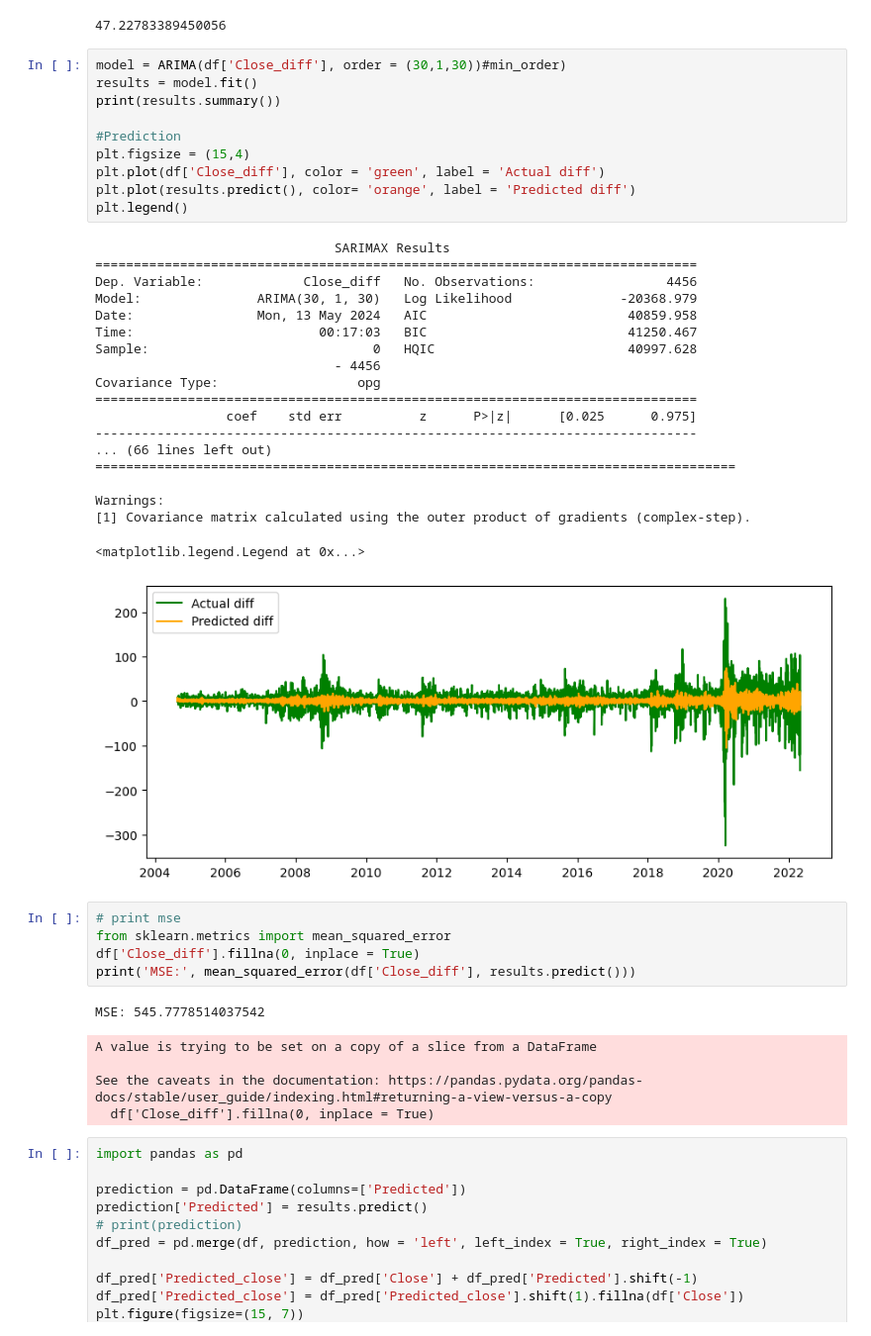
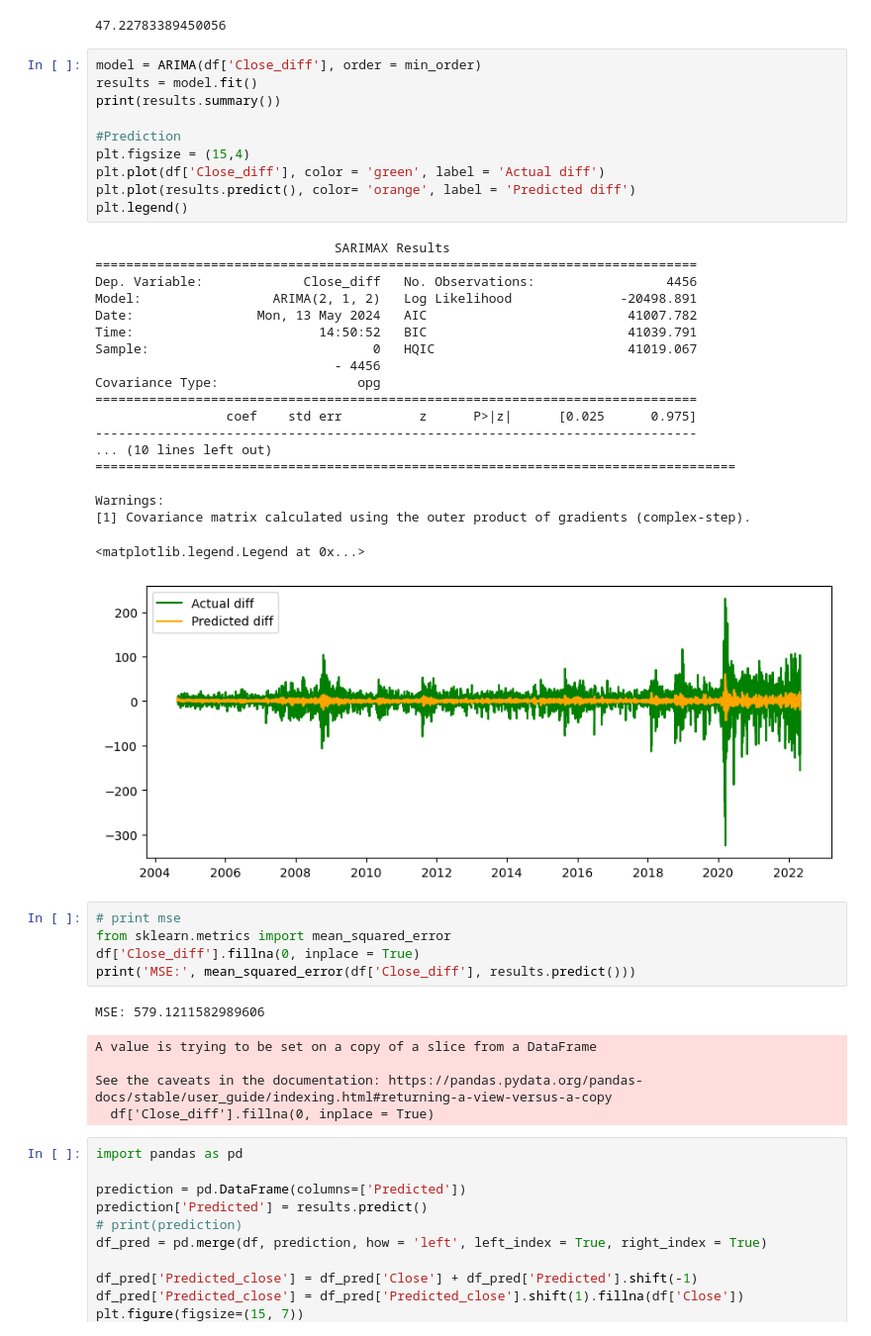
Before and after one commit to gri11/stonk, a Jupyter notebook: playground/arima.ipynb, the cells around one changed output. Shown: that part at 99% size. Saved outputs shown, nothing was run; the diff lists cells and outputs as text.

```diff
--- a/playground/arima.ipynb
+++ b/playground/arima.ipynb
@@ -191,42 +191,42 @@ directional_accuracy_baseline(df['Close'])
 # %% [output]
 47.22783389450056
 # %%
-model = ARIMA(df['Close_diff'], order = (30,1,30))#min_order)
+model = ARIMA(df['Close_diff'], order = min_order)
 results = model.fit()
 print(results.summary())
 
 #Prediction
 plt.figsize = (15,4)
 plt.plot(df['Close_diff'], color = 'green', label = 'Actual diff')
 plt.plot(results.predict(), color= 'orange', label = 'Predicted diff')
 plt.legend()
 # %% [output]
                                SARIMAX Results
 ==============================================================================
 Dep. Variable:             Close_diff   No. Observations:                 4456
-Model:               ARIMA(30, 1, 30)   Log Likelihood              -20368.979
-Date:                Mon, 13 May 2024   AIC                          40859.958
-Time:                        00:17:03   BIC                          41250.467
-Sample:                             0   HQIC                         40997.628
+Model:                 ARIMA(2, 1, 2)   Log Likelihood              -20498.891
+Date:                Mon, 13 May 2024   AIC                          41007.782
+Time:                        14:50:52   BIC                          41039.791
+Sample:                             0   HQIC                         41019.067
                                - 4456
 Covariance Type:                  opg
 ==============================================================================
                  coef    std err          z      P>|z|      [0.025      0.975]
 ------------------------------------------------------------------------------
-... (66 lines left out)
+... (10 lines left out)
 ===================================================================================
 
 Warnings:
 [1] Covariance matrix calculated using the outer product of gradients (complex-step).
 <matplotlib.legend.Legend at 0x...>
-[figure, old version]
+[figure, new version]
 # %%
 # print mse
 from sklearn.metrics import mean_squared_error
 df['Close_diff'].fillna(0, inplace = True)
 print('MSE:', mean_squared_error(df['Close_diff'], results.predict()))
 # %% [output]
-MSE: 545.7778514037542
+MSE: 579.1211582989606
 A value is trying to be set on a copy of a slice from a DataFrame
 
 See the caveats in the documentation: https://pandas.pydata.org/pandas-docs/stable/user_guide/indexing.html#returning-a-view-versus-a-copy
```
Also changed, not shown: parts of 7 cells of this notebook, 2 other files.
